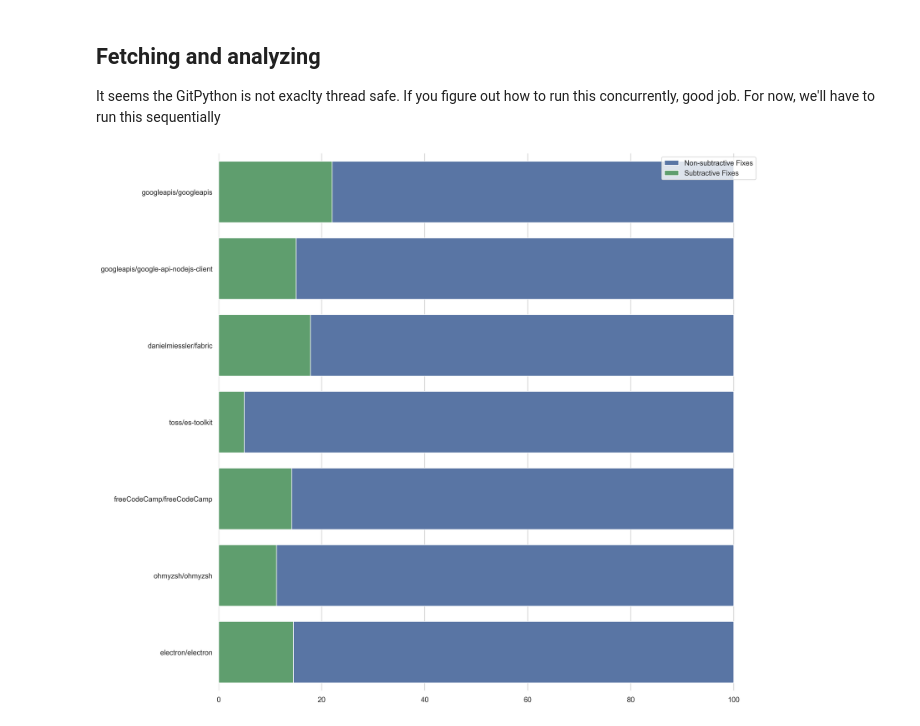
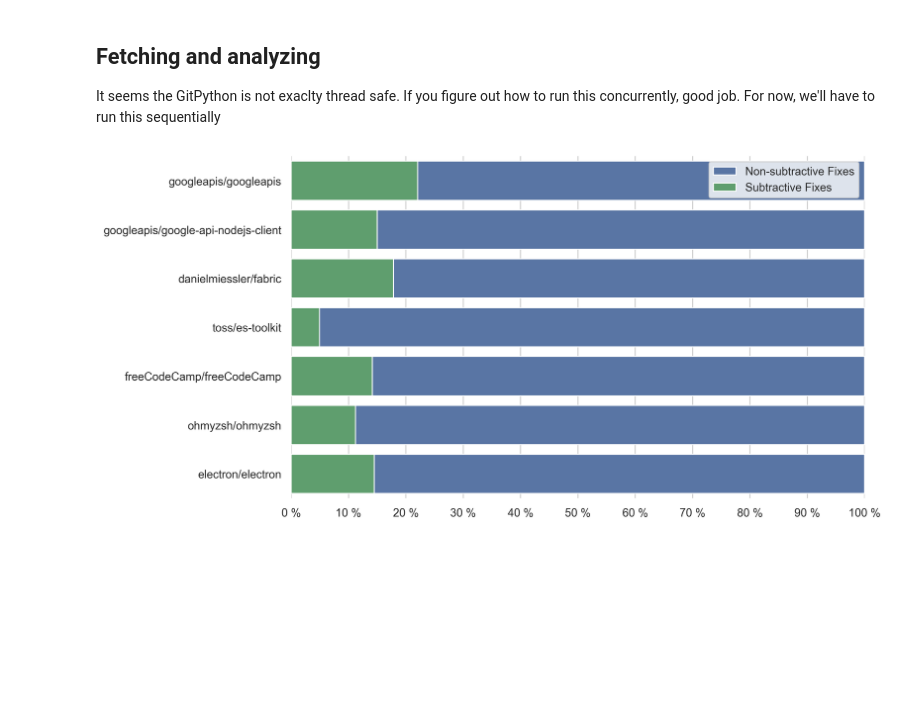
Before and after one commit to HaakonSvane/subtractive-code, a Jupyter notebook: lab.ipynb, the cells around one changed output. Saved outputs shown, nothing was run; the diff lists cells and outputs as text; code cells hidden in the pictures; blank space fills up the shorter version.

```diff
--- a/lab.ipynb
+++ b/lab.ipynb
@@ -65,27 +65,27 @@ for repo in pbar:
 # %%
 import seaborn as sns
 from matplotlib import pyplot as plt
 import pandas as pd
 
 df = pd.DataFrame({
     "repo_name": [result.repo_name.removeprefix("https://github.com/") for result in results],
     "subtractive_fixes": [result.num_subtractive_strategy / result.num_problem_solved * 100 for result in results],
     "100%": [1 * 100 for _ in results],
 })
 
 sns.set_style("whitegrid")
-# Create the stacked bar plot
-fig, ax = plt.subplots(1, 1, figsize = (15, 15), dpi=300)
-# Plot non-subtractive fixes
+fig, ax = plt.subplots(1, 1, figsize = (10, 6), dpi=300)
+
 sns.barplot(y='repo_name', x='100%', data=df, color='b', label='Non-subtractive Fixes')
-# Plot subtractive fixes on top
 sns.barplot(y='repo_name', x='subtractive_fixes', data=df, color='g', label='Subtractive Fixes')
 
 plt.legend(loc='upper right')
 ax.set_xlabel(None)
 ax.set_ylabel(None)
 ax.set_xlim(0, 100)
+ax.set_xticks(range(0, 101, 10))
+ax.xaxis.set_major_formatter('{x:.0f} %')
 
 sns.despine(left=True, bottom=True)
 # %% [output]
-[figure, old version]
+[figure, new version]
```
